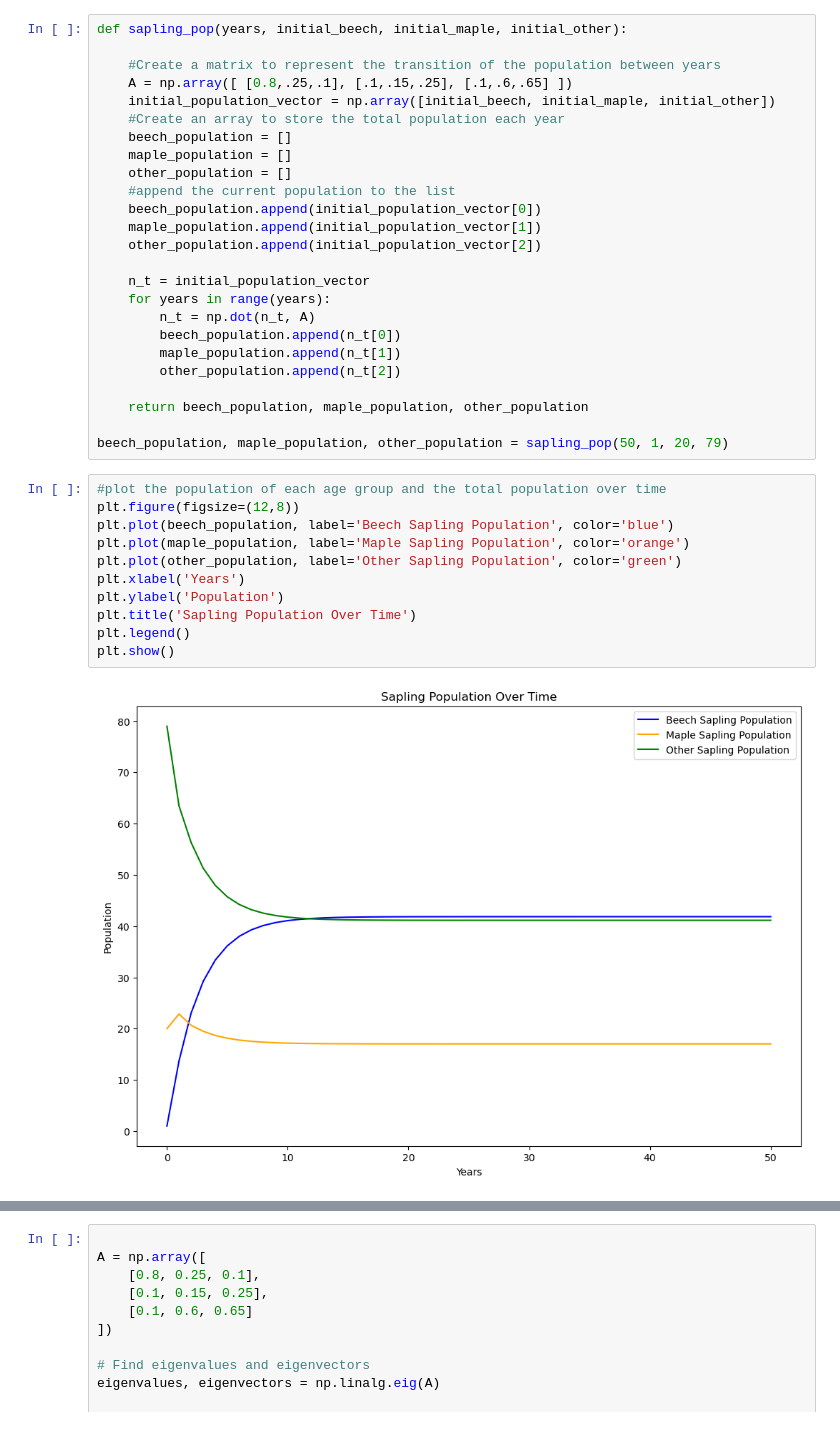
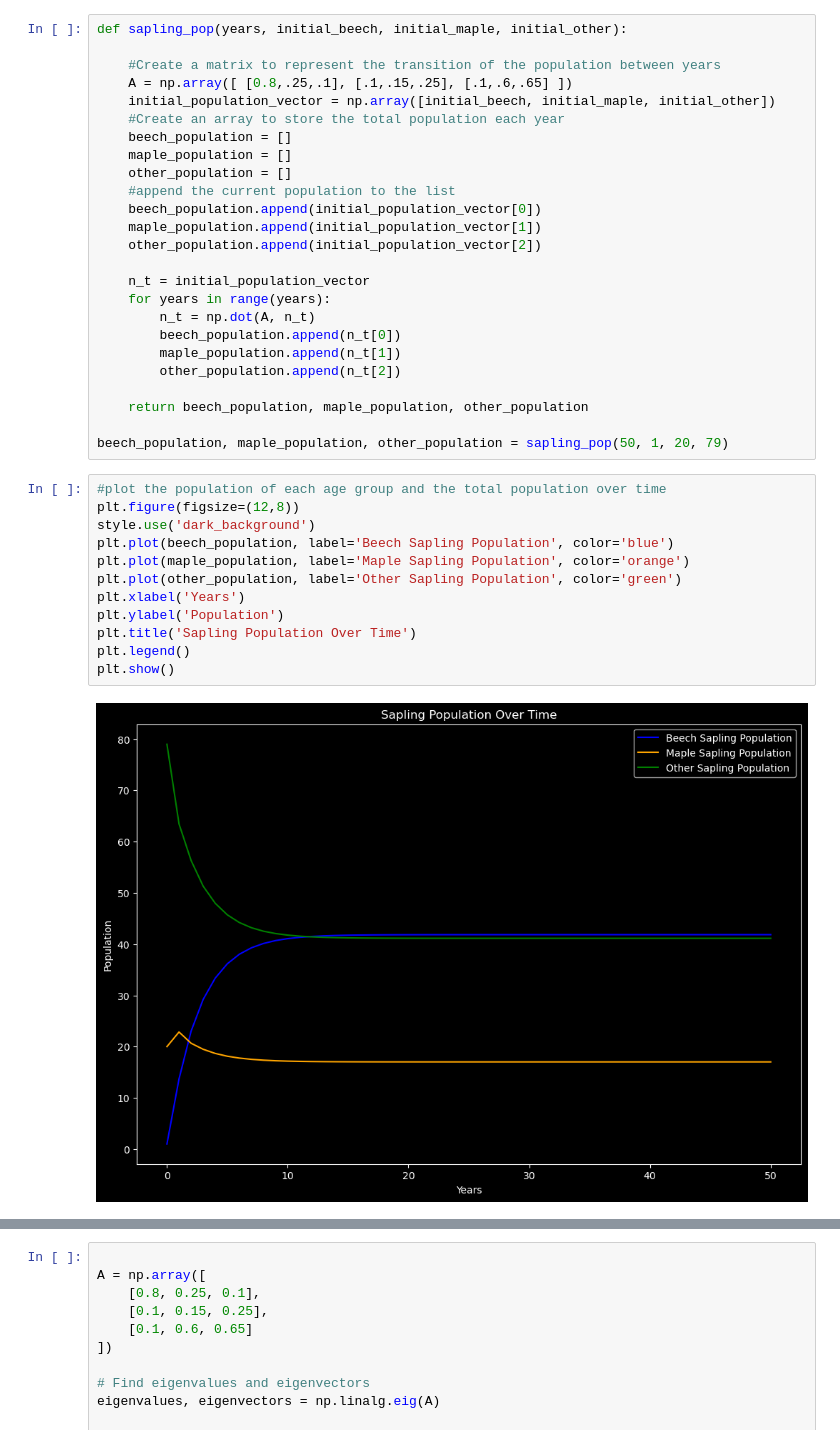
Before and after one commit to BotchedPleb/BIO_350_F25, a Jupyter notebook: IC_assignment7.ipynb, the cells around one changed output, grey strips where cells are left out. Drawn from its saved outputs; the diff is of its cells as text.

```diff
--- a/IC_assignment7.ipynb
+++ b/IC_assignment7.ipynb
@@ -23,7 +24,7 @@ def sapling_pop(years, initial_beech, initial_maple, initial_other):
 
     n_t = initial_population_vector
     for years in range(years):
-        n_t = np.dot(n_t, A)
+        n_t = np.dot(A, n_t)
         beech_population.append(n_t[0])
         maple_population.append(n_t[1])
         other_population.append(n_t[2])
@@ -34,13 +35,14 @@ beech_population, maple_population, other_population = sapling_pop(50, 1, 20, 79
 # %%
 #plot the population of each age group and the total population over time
 plt.figure(figsize=(12,8))
+style.use('dark_background')
 plt.plot(beech_population, label='Beech Sapling Population', color='blue')
 plt.plot(maple_population, label='Maple Sapling Population', color='orange')
 plt.plot(other_population, label='Other Sapling Population', color='green')
 plt.xlabel('Years')
 plt.ylabel('Population')
 plt.title('Sapling Population Over Time')
 plt.legend()
 plt.show()
 # %% [output]
-[figure, old version]
+[figure, new version]
```
Also changed, not shown: parts of 11 cells of this notebook.
